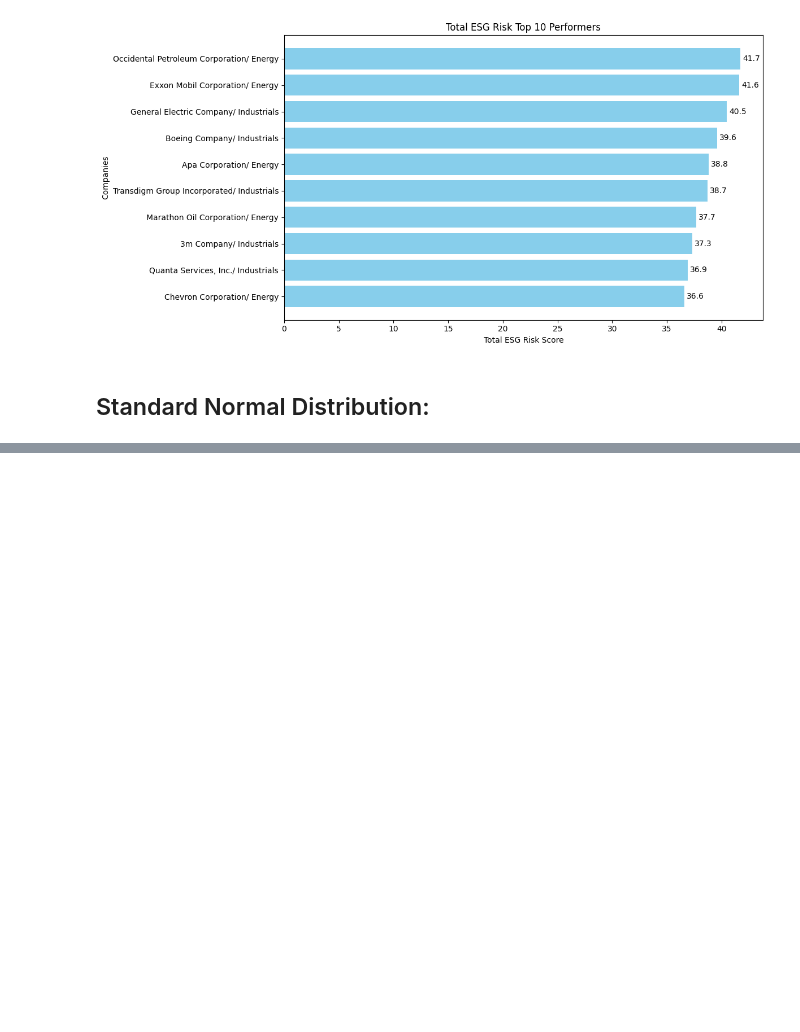
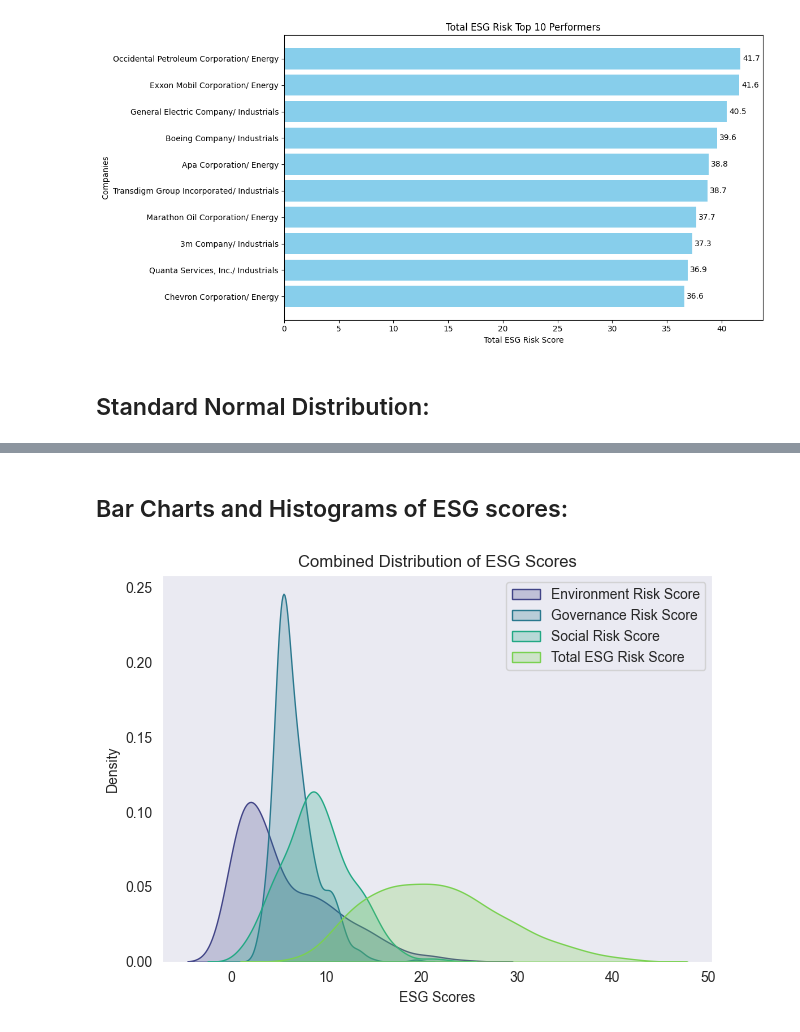
Before and after one commit to AnnaMrowca/ESG_Analysis, a Jupyter notebook: SP_500_ESG_Risk_Analysis.ipynb, the cells around one changed output, grey strips where cells are left out. Drawn from its saved outputs; the diff is of its cells as text; code cells hidden in the pictures; blank space fills up the shorter version.

```diff
--- a/SP_500_ESG_Risk_Analysis.ipynb
+++ b/SP_500_ESG_Risk_Analysis.ipynb
@@ -131,0 +202,27 @@ plt.show()
+# %% [markdown]
+## Bar Charts and Histograms of ESG scores:
+# %%
+esg_scores = dataset[['Environment Risk Score', 'Governance Risk Score', 'Social Risk Score', 'Total ESG Risk Score']]
+esg_scores
+
+sns.set_style(style="dark")
+colors = colors = sns.color_palette("viridis", len(esg_scores.columns))
+
+for col, color in zip(esg_scores.columns, colors):
+    sns.kdeplot(
+        data=esg_scores[col],
+        label=col,
+        color=color,
+        fill=True
+    )
+
+plt.xlabel('ESG Scores')
+plt.ylabel('Density')
+plt.title('Combined Distribution of ESG Scores')
+
+plt.legend()
+
+plt.tight_layout()
+plt.show()
+# %% [output]
+[figure, added]
```
Also changed, not shown: parts of 11 cells of this notebook.
